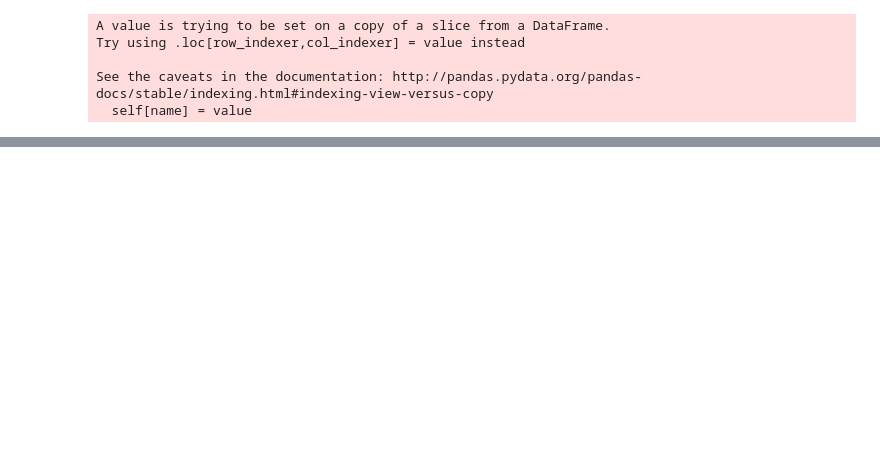
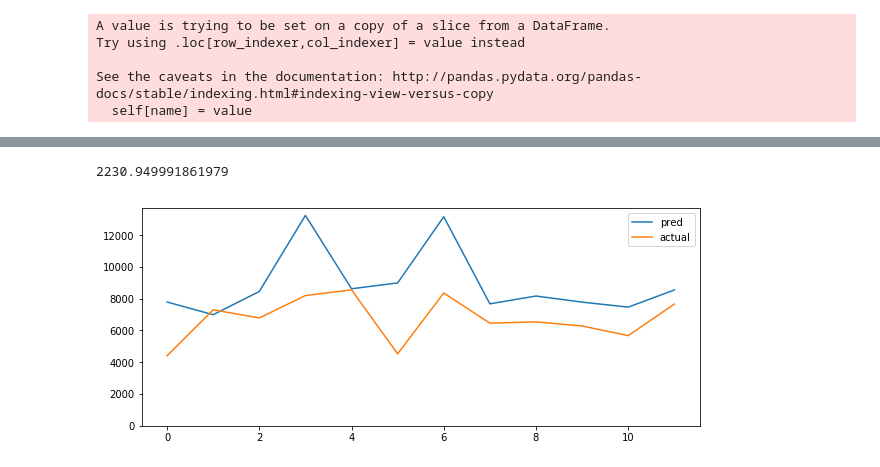
Before and after one commit to RaviShivam/BootlegForPeace, a Jupyter notebook: hfg_eda.ipynb, the cells around one changed output, grey strips where cells are left out. Cells and saved outputs as stored; diff of their text form; code cells hidden in the pictures; blank space fills up the shorter version.

```diff
--- a/hfg_eda.ipynb
+++ b/hfg_eda.ipynb
@@ -140,0 +163,27 @@ plt.plot(grcgrp.Value.tolist())
+# %%
+data = [grcgrp, turgrp, gergrp]
+# %%
+wndw = 12
+X = data[1]
+for i in range(1, wndw):
+    X['t-'+str(i)] = X.Value.shift(i)
+X = X[wndw-1:]
+# %%
+y = X.Value
+X = X.drop(['Year','Month','Value'], axis=1)
+# %%
+X_train, X_test, y_train, y_test = train_test_split(X, y, shuffle=False, test_size=12)
+# pp(X_train.head())
+# y_train.head()
+# %%
+rgr = XGBRegressor()
+rgr.fit(X_train, y_train.tolist())
+preds = rgr.predict(X_test)
+plt.plot(preds, label='pred')
+plt.plot(y_test.tolist(), label='actual')
+plt.ylim(ymin=0)
+plt.legend()
+pp(mean_absolute_error(preds, y_test))
+# %% [output]
+2230.949991861979
+[figure, added]
```
Also changed, not shown: parts of 20 cells of this notebook.
